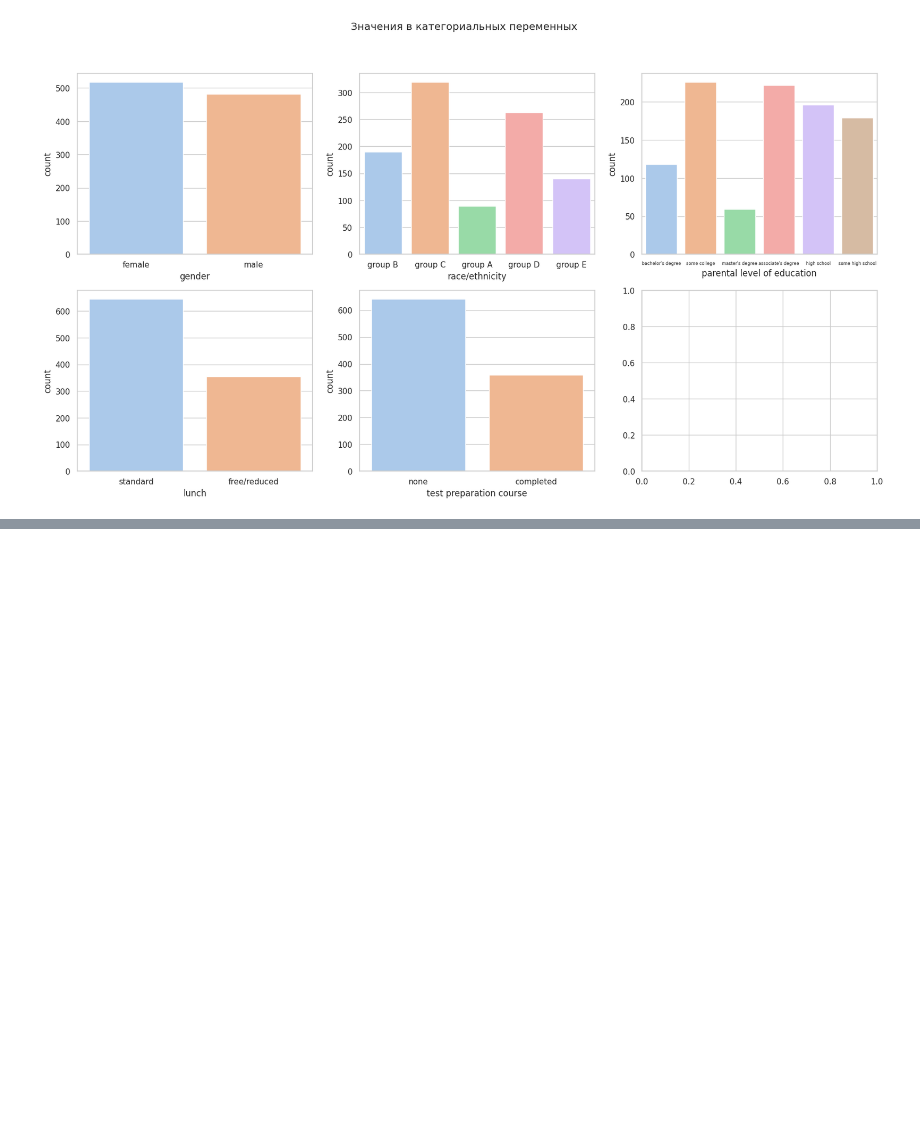
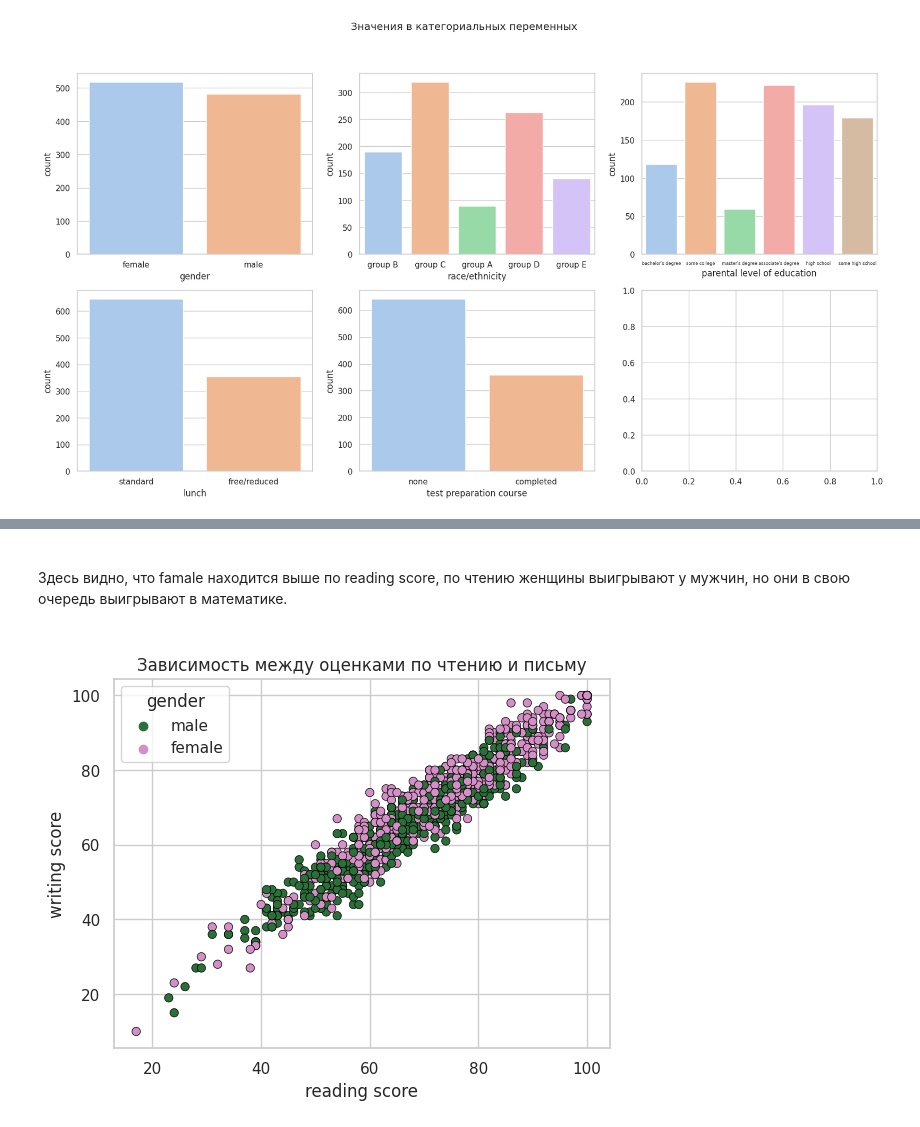
Before and after one commit to 1mmo/data-analysis-handbook, a Jupyter notebook: handbook/Working with data/exploratory_analysis.ipynb, the cells around one changed output, grey strips where cells are left out. Drawn from its saved outputs; the diff is of its cells as text; code cells hidden in the pictures; blank space fills up the shorter version.

```diff
--- a/handbook/Working with data/exploratory_analysis.ipynb
+++ b/handbook/Working with data/exploratory_analysis.ipynb
@@ -262,0 +277,11 @@ for i in range(len(categorical_columns)):
+# %% [markdown]
+<br>
+Здесь видно, что famale находится выше по reading score, по чтению женщины выигрывают у мужчин, но они в свою очередь выигрывают в математике.<br>
+<br>
+# %%
+sns.set_style('whitegrid')
+sns.scatterplot(x='reading score', y='writing score', data=data, hue='gender', edgecolor='black', palette='cubehelix', hue_order=['male','female'])
+plt.title('Зависимость между оценками по чтению и письму')
+plt.show()
+# %% [output]
+[figure, added]
```
Also changed, not shown: parts of 14 cells of this notebook.
